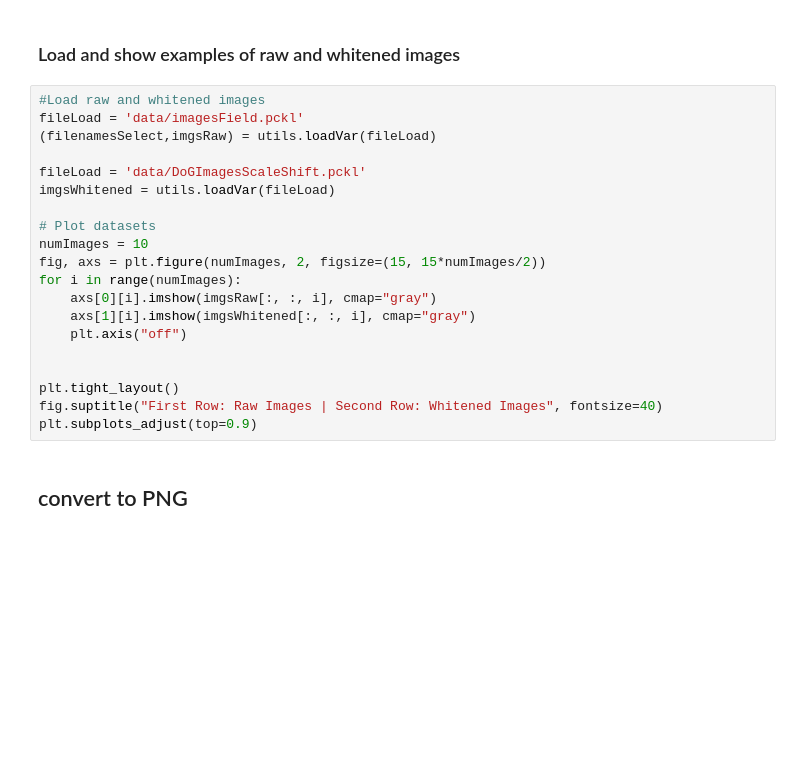
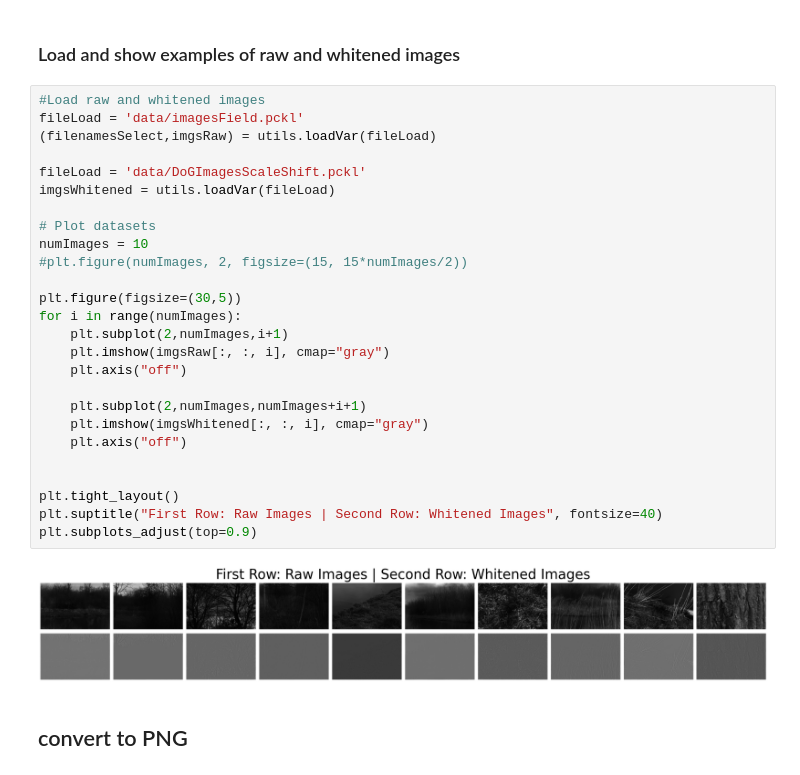
Before and after one commit to rentzi/sparseRegularizers, a Jupyter notebook: 0 download preproces and whiten images.ipynb, the cells around one changed output. Drawn from its saved outputs; the diff is of its cells as text; blank space fills up the shorter version.

```diff
--- a/0 download preproces and whiten images.ipynb
+++ b/0 download preproces and whiten images.ipynb
@@ -180,23 +187,31 @@ FileNotFoundError: [Errno 2] No such file or directory: 'databaseHaterenSchaaf/v
 # %%
 #Load raw and whitened images
 fileLoad = 'data/imagesField.pckl'
 (filenamesSelect,imgsRaw) = utils.loadVar(fileLoad)
 
 fileLoad = 'data/DoGImagesScaleShift.pckl'
 imgsWhitened = utils.loadVar(fileLoad)
 
 # Plot datasets
 numImages = 10
-fig, axs = plt.figure(numImages, 2, figsize=(15, 15*numImages/2))
+#plt.figure(numImages, 2, figsize=(15, 15*numImages/2))
+
+plt.figure(figsize=(30,5))
 for i in range(numImages):
-    axs[0][i].imshow(imgsRaw[:, :, i], cmap="gray")
-    axs[1][i].imshow(imgsWhitened[:, :, i], cmap="gray")
+    plt.subplot(2,numImages,i+1)
+    plt.imshow(imgsRaw[:, :, i], cmap="gray")
+    plt.axis("off")
+
+    plt.subplot(2,numImages,numImages+i+1)
+    plt.imshow(imgsWhitened[:, :, i], cmap="gray")
     plt.axis("off")
 
 
 plt.tight_layout()
-fig.suptitle("First Row: Raw Images | Second Row: Whitened Images", fontsize=40)
+plt.suptitle("First Row: Raw Images | Second Row: Whitened Images", fontsize=40)
 plt.subplots_adjust(top=0.9)
+# %% [output]
+[figure, added]
 # %% [markdown]
 ## convert to PNG
 # %%
```
Also changed, not shown: parts of 3 cells of this notebook.
